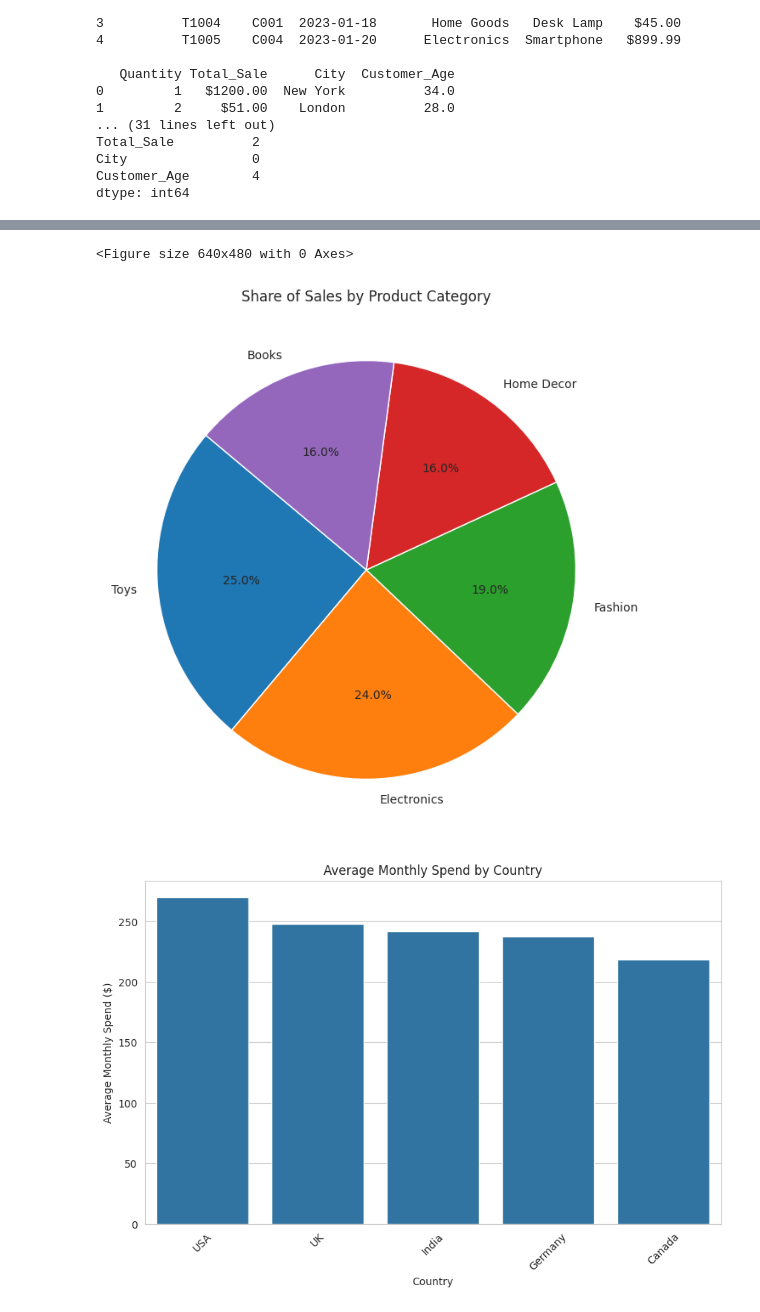
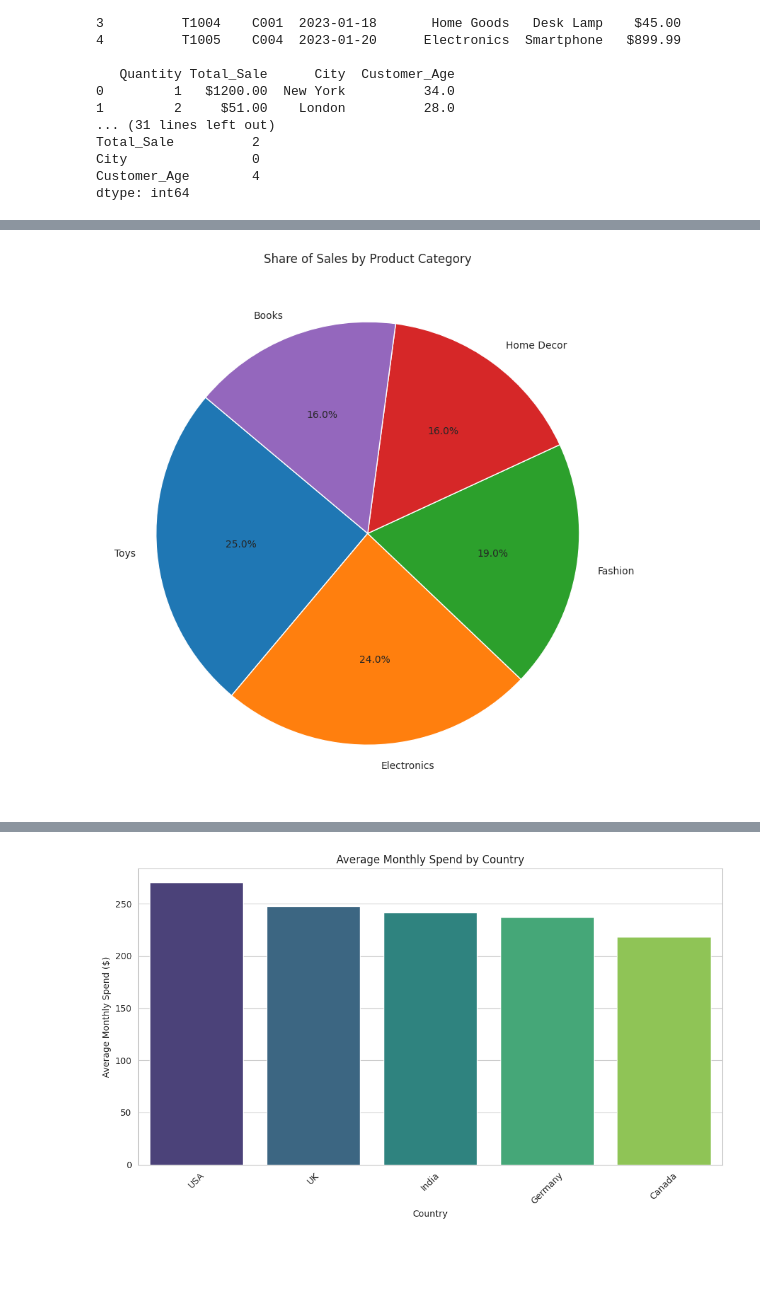
Before and after one commit to Revathy2006/Revathy, a Jupyter notebook: Welcome_To_Colab.ipynb, the cells around one changed output, grey strips where cells are left out. Drawn from its saved outputs; the diff is of its cells as text; code cells hidden in the pictures; blank space fills up the shorter version.

```diff
--- a/Welcome_To_Colab.ipynb
+++ b/Welcome_To_Colab.ipynb
@@ -248,10 +248,8 @@ import matplotlib.pyplot as plt
 import seaborn as sns
 
 # 2. LOAD DATA
-# This line reads the 'customer_data_analysis.csv' file.
 df = pd.read_csv('customer_data_analysis.csv')
 print("--- Initial Data Loaded ---")
-
 
 # --- 🧹 DATA CLEANING ---
 
@@ -263,70 +261,70 @@ df.rename(columns={
     'Items_Purchased': 'items_purchased'
 }, inplace=True)
 
-# 4. HANDLE MISSING VALUES
-# Fill missing 'Age' and 'monthly_spend' with their respective median values
-df['Age'].fillna(df['Age'].median(), inplace=True)
-df['monthly_spend'].fillna(df['monthly_spend'].median(), inplace=True)
-
-# Fill missing 'Gender' with the mode (the most common value)
-gender_mode = df['Gender'].mode()[0]
-df['Gender'].fillna(gender_mode, inplace=True)
+# 4. HANDLE MISSING VALUES (avoid chained assignment warnings)
+df['Age'] = df['Age'].fillna(df['Age'].median())
+df['monthly_spend'] = df['monthly_spend'].fillna(df['monthly_spend'].median())
+df['Gender'] = df['Gender'].fillna(df['Gender'].mode()[0])
 
 # 5. CORRECT DATA TYPES
-# Convert 'last_purchase_date' from text to a real date format
-df['last_purchase_date'] = pd.to_datetime(df['last_purchase_date'])
+df['last_purchase_date'] = pd.to_datetime(df['last_purchase_date'], errors='coerce')
 
-# (Optional) Drop columns that are not needed for analysis
+# 6. REMOVE UNUSED COLUMNS
 df.drop(columns=['Customer_ID', 'Name'], inplace=True)
 
 print("--- Data Cleaning Complete ---")
 print("Cleaned Data Info:")
-df.info()
+print(df.info())
 print("\nFirst 5 rows of the cleaned data:")
 print(df.head())
 
-
 # --- 📊 DATA VISUALIZATION ---
 
-# Set a nice visual style for the plots
 sns.set_style("whitegrid")
-plt.figure()
 
-
-# 7. PIE CHART
+# 7. PIE CHART: Share of Sales by Product Category
 plt.figure(figsize=(8, 8))
 category_counts = df['product_category'].value_counts()
 plt.pie(category_counts, labels=category_counts.index, autopct='%1.1f%%', startangle=140)
 plt.title('Share of Sales by Product Category')
 plt.ylabel('')
-plt.show()  # ✅ Needed here
+plt.tight_layout()
+plt.savefig('pie_chart_product_category.png')
+plt.show()
 
-# 8. BAR CHART
+# 8. BAR CHART: Average Monthly Spend by Country
 plt.figure(figsize=(10, 6))
-spend_by_country = df.groupby('Country')['monthly_spend'].mean().sort_values(ascending=False)
-sns.barplot(x=spend_by_country.index, y=spend_by_country.values)
+spend_by_country = df.groupby('Country')['monthly_spend'].mean().sort_values(ascending=False).reset_index()
+sns.barplot(data=spend_by_country, x='Country', y='monthly_spend', palette='viridis')
 plt.title('Average Monthly Spend by Country')
 plt.xlabel('Country')
 plt.ylabel('Average Monthly Spend ($)')
 plt.xticks(rotation=45)
-plt.show()  # ✅ Needed here
+plt.tight_layout()
+plt.savefig('bar_chart_spend_country.png')
+plt.show()
 
-# 9. LINE CHART
-spend_over_time = df.set_index('last_purchase_date').resample('M')['monthly_spend'].sum()
+# 9. LINE CHART: Total Monthly Spend Over Time
 plt.figure(figsize=(12, 6))
-spend_over_time.plot(kind='line', marker='o', linestyle='-')
+df_sorted = df.sort_values('last_purchase_date')
+monthly_spend = df_sorted.set_index('last_purchase_date').resample('ME')['monthly_spend'].sum()  # 'ME' = month end
+monthly_spend.plot(marker='o', linestyle='-', color='blue')
 plt.title('Total Monthly Spend Over Time')
 plt.xlabel('Month')
 plt.ylabel('Total Spend ($)')
 plt.grid(True)
-plt.show()  # ✅ Needed here
+plt.tight_layout()
+plt.savefig('line_chart_monthly_spend.png')
+plt.show()
 
-# 10. HISTOGRAM
+# 10. HISTOGRAM: Distribution of Customer Ages
 plt.figure(figsize=(10, 6))
-sns.histplot(df['Age'], bins=20, kde=True)
+sns.histplot(df['Age'], bins=20, kde=True, color='skyblue')
 plt.title('Distribution of Customer Ages')
 plt.xlabel('Age')
 plt.ylabel('Number of Customers')
-plt.show()  # ✅ Needed here
+plt.tight_layout()
+plt.savefig('histogram_customer_ages.png')
+plt.show()
 # %% [output]
 [interactive output not drawn]
@@ -347,3 +345,4 @@ Data columns (total 8 columns):
 2       Home Decor                3
 3      Electronics                7
 4       Home Decor                6
+[figure, new version]
@@ -368,3 +352 @@ For example, when doing 'df[col].method(value, inplace=True)', try using 'df.met
-<Figure size 640x480 with 0 Axes>
-[figure, old version]
-[figure, old version]
+[figure, new version]
```
Also changed, not shown: parts of 1 cell of this notebook.
